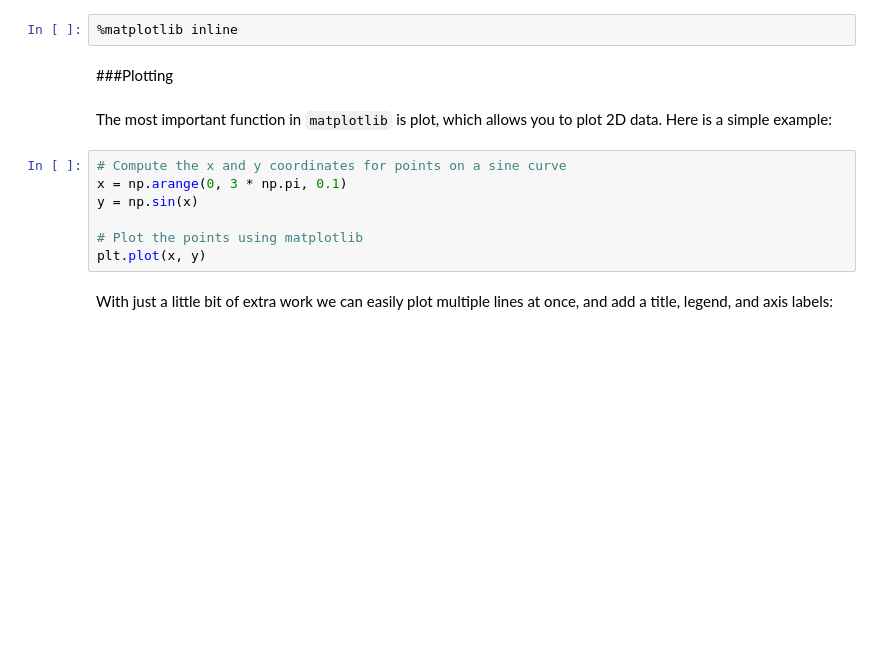
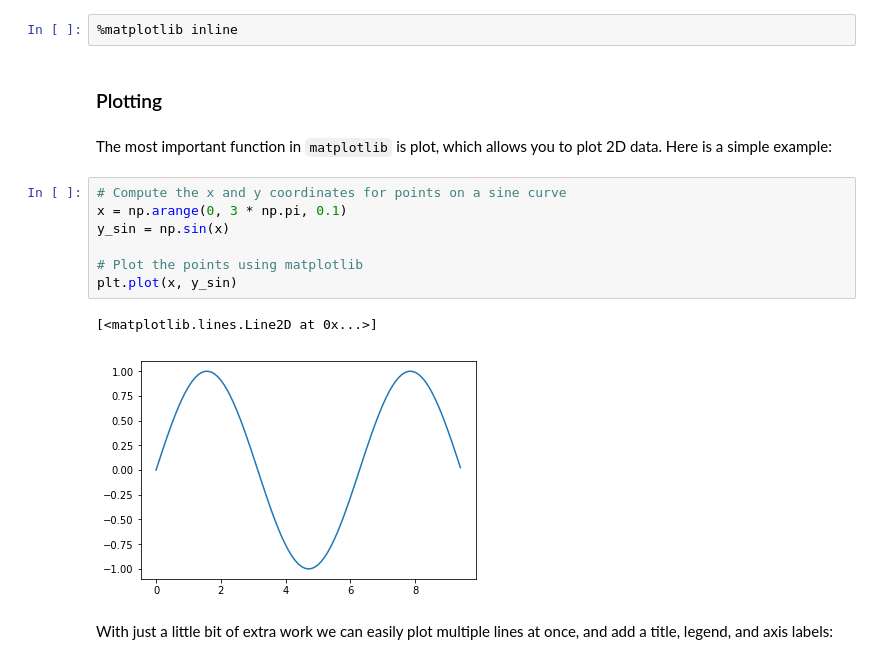
Before and after one commit to deep-learning-indaba/practicals2017, a Jupyter notebook: practical0.ipynb, the cells around one changed output. Saved outputs shown, nothing was run; the diff lists cells and outputs as text; blank space fills up the shorter version.

Commit message:
Fixed sine/cosine plot error.

```diff
--- a/practical0.ipynb
+++ b/practical0.ipynb
@@ -917,16 +919,19 @@ By running this special iPython command, we will be displaying plots inline:
 # %%
 %matplotlib inline
 # %% [markdown]
-###Plotting
+### Plotting
 # %% [markdown]
 The most important function in `matplotlib` is plot, which allows you to plot 2D data. Here is a simple example:
 # %%
 # Compute the x and y coordinates for points on a sine curve
 x = np.arange(0, 3 * np.pi, 0.1)
-y = np.sin(x)
+y_sin = np.sin(x)
 
 # Plot the points using matplotlib
-plt.plot(x, y)
+plt.plot(x, y_sin)
+# %% [output]
+[<matplotlib.lines.Line2D at 0x...>]
+[figure, added]
 # %% [markdown]
 With just a little bit of extra work we can easily plot multiple lines at once, and add a title, legend, and axis labels:
 # %%
```
Also changed, not shown: parts of 32 cells of this notebook.
